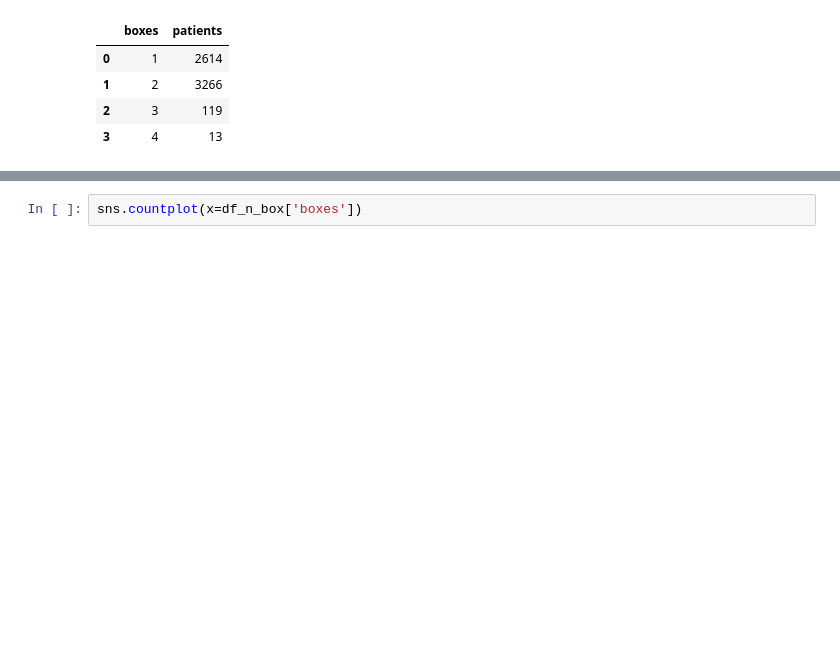
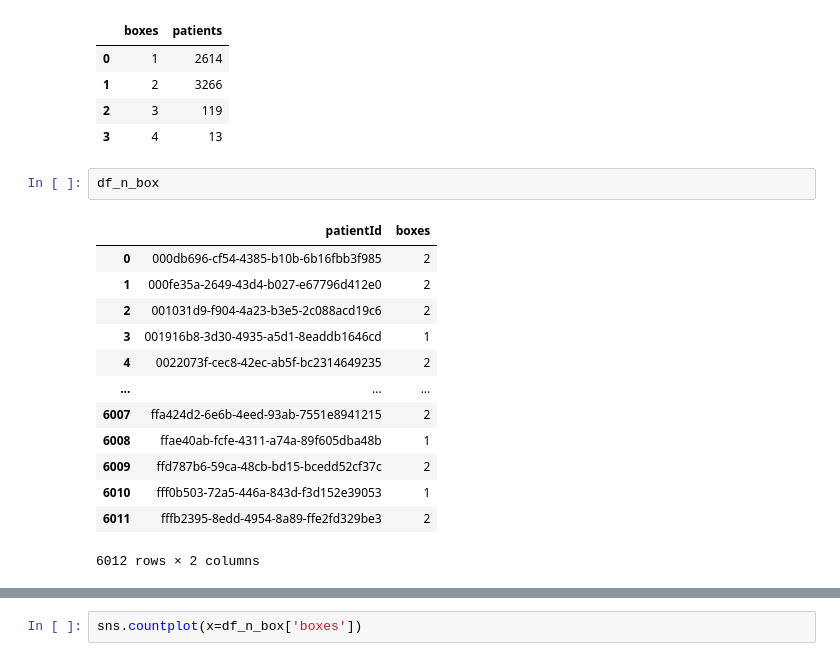
Before and after one commit to kdha0727/lung-opacity-and-covid-chest-x-ray-detection, a Jupyter notebook: baseline.ipynb, the cells around one changed output, grey strips where cells are left out. Cells and saved outputs as stored; diff of their text form; blank space fills up the shorter version.

```diff
--- a/baseline.ipynb
+++ b/baseline.ipynb
@@ -411,3 +397,19 @@ df_n_box.groupby('boxes').size().reset_index(name='patients')
 | 1 | 2 | 3266 |
 | 2 | 3 | 119 |
 | 3 | 4 | 13 |
+# %%
+df_n_box
+# %% [output]
+|  | patientId | boxes |
+| 0 | 000db696-cf54-4385-b10b-6b16fbb3f985 | 2 |
+| 1 | 000fe35a-2649-43d4-b027-e67796d412e0 | 2 |
+| 2 | 001031d9-f904-4a23-b3e5-2c088acd19c6 | 2 |
+| 3 | 001916b8-3d30-4935-a5d1-8eaddb1646cd | 1 |
+| 4 | 0022073f-cec8-42ec-ab5f-bc2314649235 | 2 |
+| ... | ... | ... |
+| 6007 | ffa424d2-6e6b-4eed-93ab-7551e8941215 | 2 |
+| 6008 | ffae40ab-fcfe-4311-a74a-89f605dba48b | 1 |
+| 6009 | ffd787b6-59ca-48cb-bd15-bcedd52cf37c | 2 |
+| 6010 | fff0b503-72a5-446a-843d-f3d152e39053 | 1 |
+| 6011 | fffb2395-8edd-4954-8a89-ffe2fd329be3 | 2 |
+6012 rows × 2 columns
```
Also changed, not shown: parts of 16 cells of this notebook, 7 other files.
